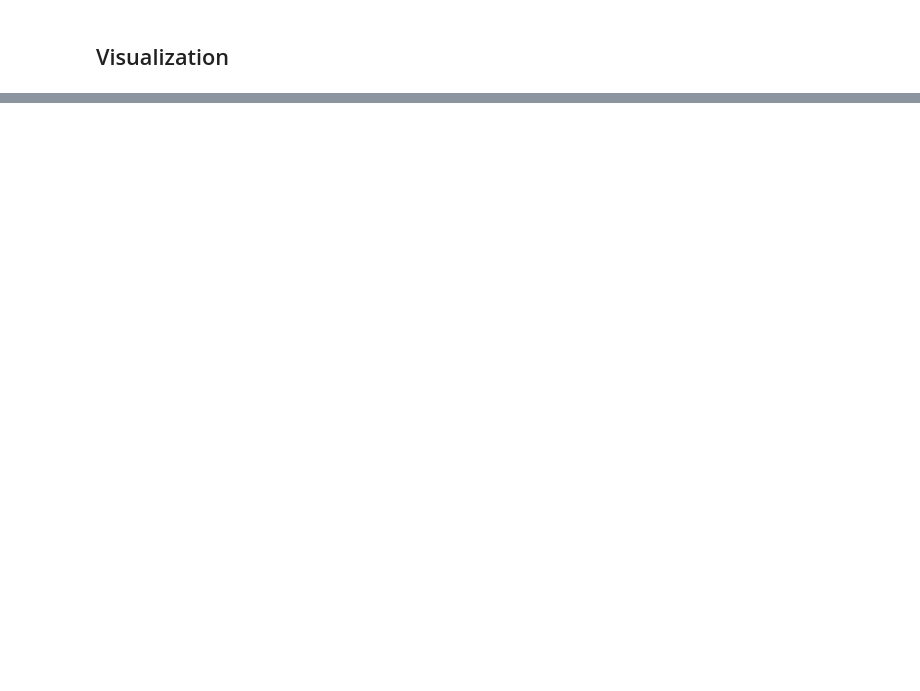
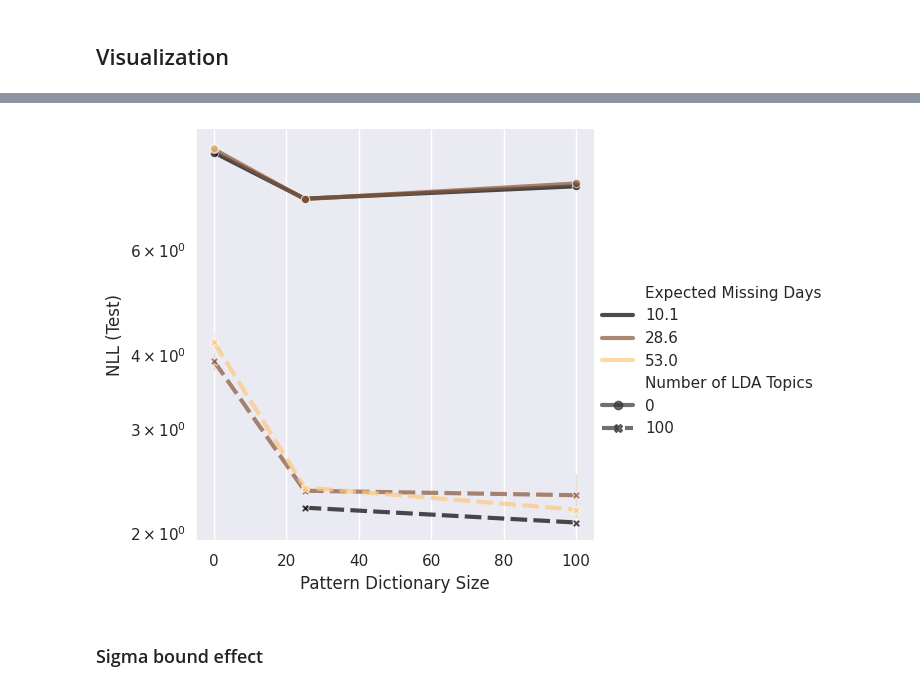
Before and after one commit to kabolat/behavio-temporal-vae, a Jupyter notebook: notebooks/testing.ipynb, the cells around one changed output, grey strips where cells are left out. Drawn from its saved outputs; the diff is of its cells as text; code cells hidden in the pictures; blank space fills up the shorter version.

```diff
--- a/notebooks/testing.ipynb
+++ b/notebooks/testing.ipynb
@@ -168,0 +198,36 @@ Index(['Number of LDA Topics', 'Number of LDA Clusters',
+# %%
+filter_arr =    (df_experiment["Number of LDA Topics"] != None) & \
+                (np.isin(df_experiment["Number of LDA Topics"], [0, 100])) & \
+                (df_experiment["Availability Rate (b)"] != None) & \
+                (np.isin(df_experiment["Availability Rate (b)"], [5, 10, 30])) & \
+                (df_experiment["Beta"] == 1.0) & \
+                (df_experiment["Likelihood Distribution"] != None) & \
+                (df_experiment["Number of LDA Clusters"] != None) & \
+                (np.isin(df_experiment["Number of LDA Clusters"], [0, 1000])) & \
+                (df_experiment["Dropout"] == False) & \
+                (df_experiment["Number of Layers"] == 2) & \
+                (df_experiment["Number of Neurons"] == 1000) & \
+                (df_experiment["Pattern Dictionary Size"] != None) & \
+                (df_experiment["data_random_seed"] != None) & \
+                (df_experiment["model_distribution_dict_likelihood_sigma_lim"] == 1e-4)
+# %%
+relplot_kwargs = {
+                    'data': df_experiment[filter_arr],
+                    'x': "Pattern Dictionary Size",
+                    'style': "Number of LDA Topics",
+                    "hue": "Expected Missing Days",
+                    # 'size': 'Log-likelihood - Std (Test)',
+                    'alpha': 0.7,
+                    "kind":"line",
+                    # "sizes": (50, 400),
+                }
+# %%
+h = sns.relplot(y="NLL (Test)",
+                **relplot_kwargs, palette="copper", lw=3, markers=True)
+#log scale
+h.set(yscale="log")
+plt.show()
+# %% [output]
+[figure, added]
+# %% [markdown]
+### Sigma bound effect
```
Also changed, not shown: parts of 42 cells of this notebook, 2 other files.
